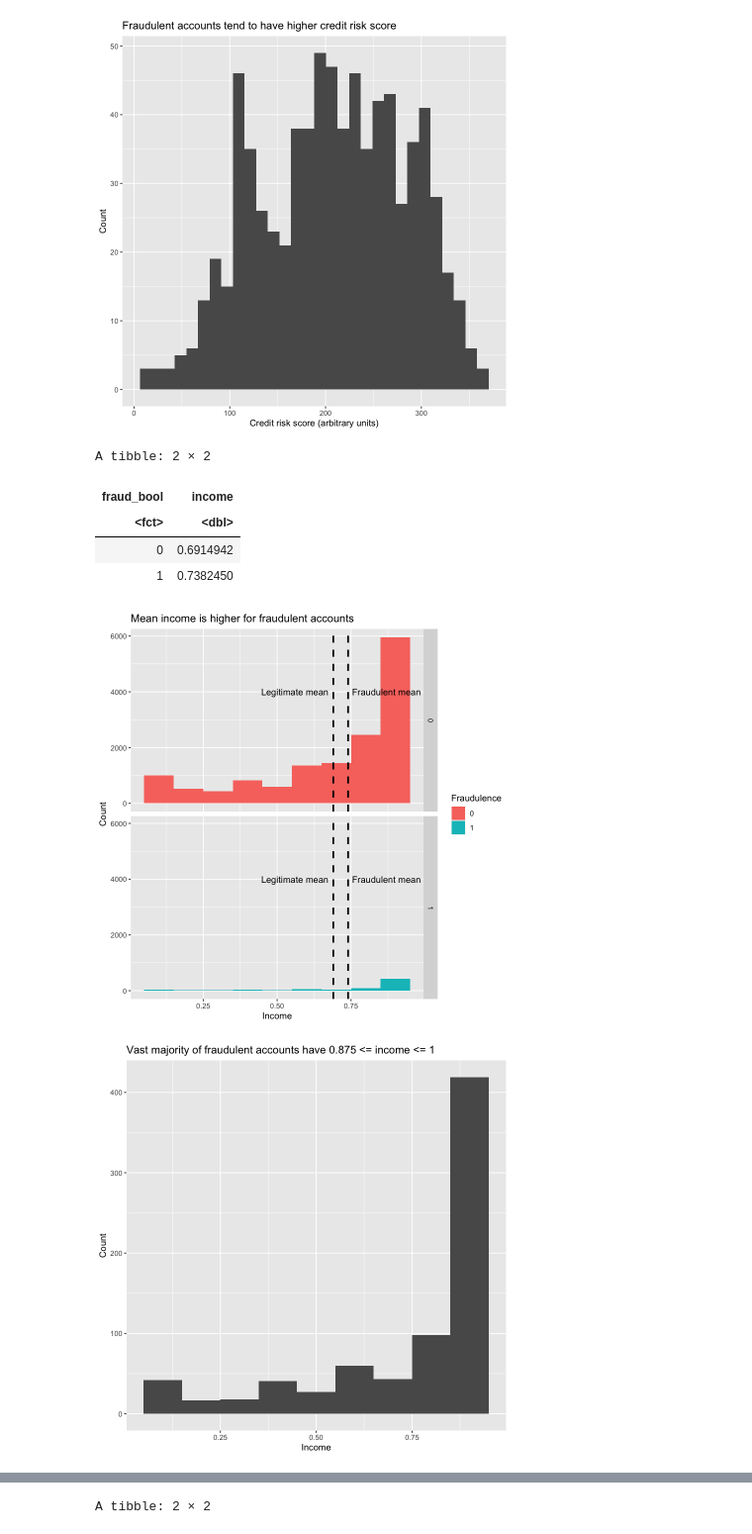
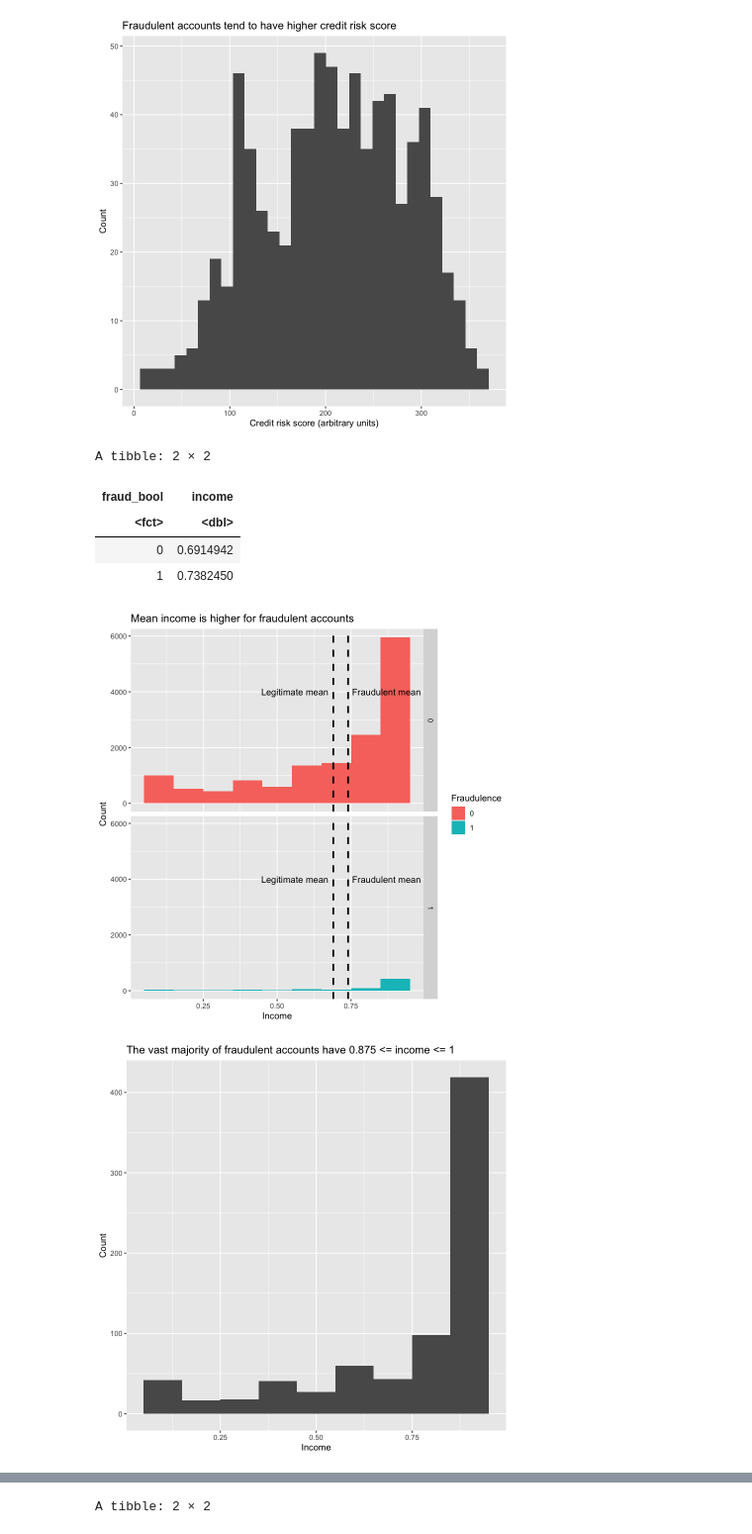
Before and after one commit to aqil18/DSCI100-Term-Project-2022W2, a Jupyter notebook: group_project_proposal.ipynb, the cells around one changed output, grey strips where cells are left out. Shown at 99% size. Drawn from its saved outputs; the diff is of its cells as text; code cells hidden in the pictures.

```diff
--- a/group_project_proposal.ipynb
+++ b/group_project_proposal.ipynb
@@ -236,35 +219,35 @@ average_income
 
 income_plot <- ggplot(fraud_narrowed, aes(x = income, fill = fraud_bool)) +
   geom_histogram(binwidth = 0.1) +
   labs(fill = "Fraudulence") +
   xlab("Income") +
   ylab("Count") +
   geom_vline(xintercept = 0.69, linetype = "dashed", size = 1) +
   geom_vline(xintercept = 0.74, linetype = "dashed", size = 1) +
   annotate("text", x = 0.56, y = 4000, label = "Legitimate mean") +
   annotate("text", x = 0.87, y = 4000, label = "Fraudulent mean") +
   facet_grid(rows = vars(fraud_bool)) +
   ggtitle("Mean income is higher for fraudulent accounts")
 
 fraud_income_plot <- fraud_narrowed |>
   filter(fraud_bool == 1) |>
   ggplot(aes(x = income)) +
   geom_histogram(binwidth = 0.1) +
   xlab("Income") +
   ylab("Count") +
-  ggtitle("Vast majority of fraudulent accounts have 0.875 <= income <= 1")
+  ggtitle("The vast majority of fraudulent accounts have 0.875 <= income <= 1")
 
 
 income_plot
 fraud_income_plot
 # %% [output]
 A tibble: 2 × 2
 | fraud_bool | income |
 | <fct> | <dbl> |
 | 0 | 0.6914942 |
 | 1 | 0.7382450 |
 [figure]
-[figure, old version]
+[figure, new version]
 # %%
 average_address_duration <- fraud_train |>
     group_by(fraud_bool) |>
```
Also changed, not shown: parts of 6 cells of this notebook.
